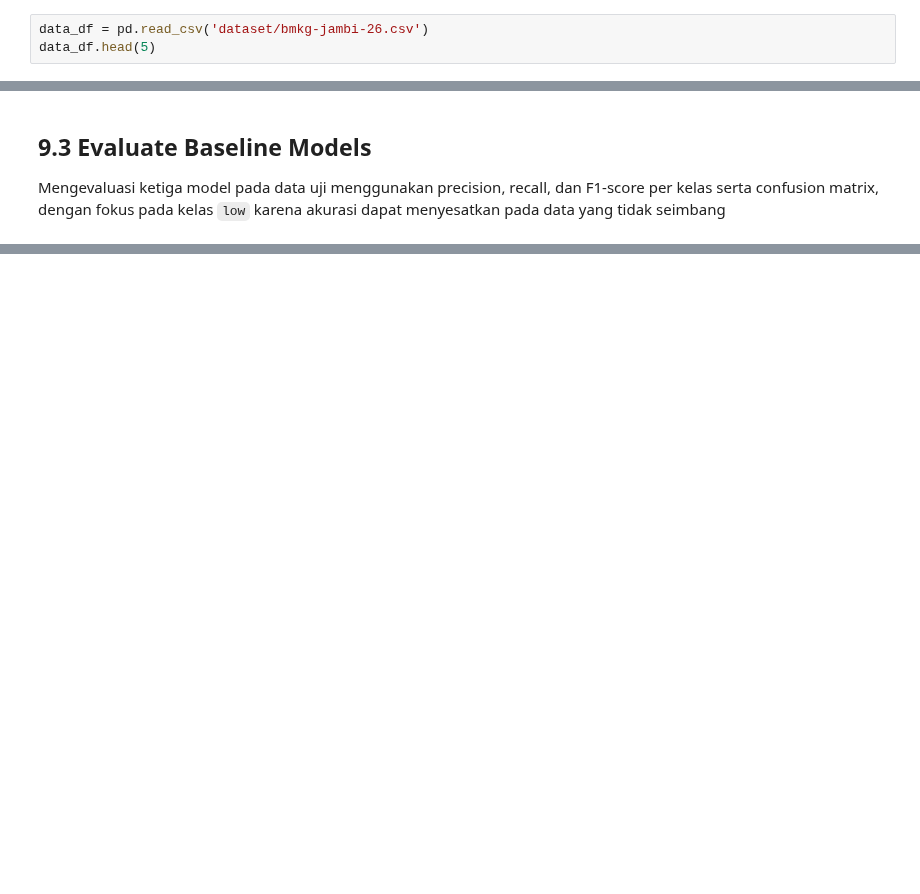
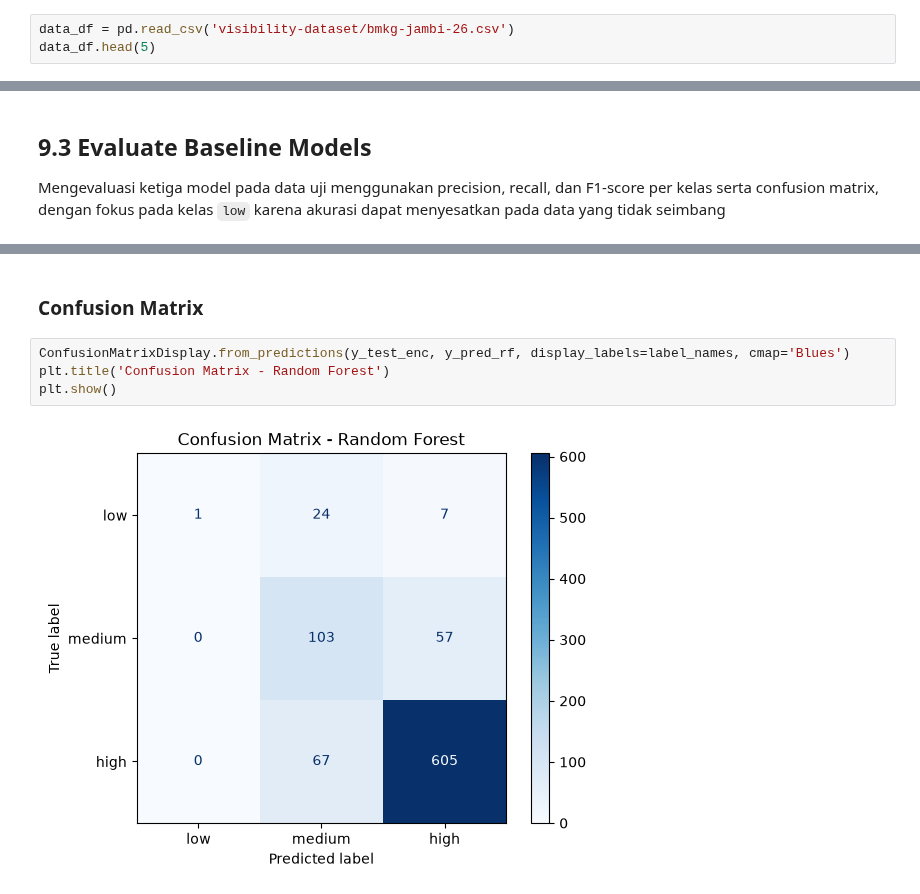
Before and after one commit to sirly82/visibility-project, a Jupyter notebook: Visibility_Prediction.ipynb, the cells around one changed output, grey strips where cells are left out. Cells and saved outputs as stored; diff of their text form; blank space fills up the shorter version.

Commit message:
correct dataset directory, train and evaluate baseline models

```diff
--- a/Visibility_Prediction.ipynb
+++ b/Visibility_Prediction.ipynb
@@ -21,7 +22,7 @@ from lightgbm import LGBMClassifier
 
 Path dataset disesuaikan dengan lokasi penyimpanan pada perangkat
 # %%
-data_df = pd.read_csv('dataset/bmkg-jambi-26.csv')
+data_df = pd.read_csv('visibility-dataset/bmkg-jambi-26.csv')
 data_df.head(5)
 # %% [output]
 |  | station_name | data_timestamp | wind_dir_deg_dd | wind_speed_ff | pressure_qfe_mb_derived | ... |
@@ -1379,0 +1490,8 @@ Mengevaluasi ketiga model pada data uji menggunakan precision, recall, dan F1-sc
+# %% [markdown]
+### Confusion Matrix
+# %%
+ConfusionMatrixDisplay.from_predictions(y_test_enc, y_pred_rf, display_labels=label_names, cmap='Blues')
+plt.title('Confusion Matrix - Random Forest')
+plt.show()
+# %% [output]
+[figure, added]
```
Also changed, not shown: parts of 18 cells of this notebook, 1 other file.
